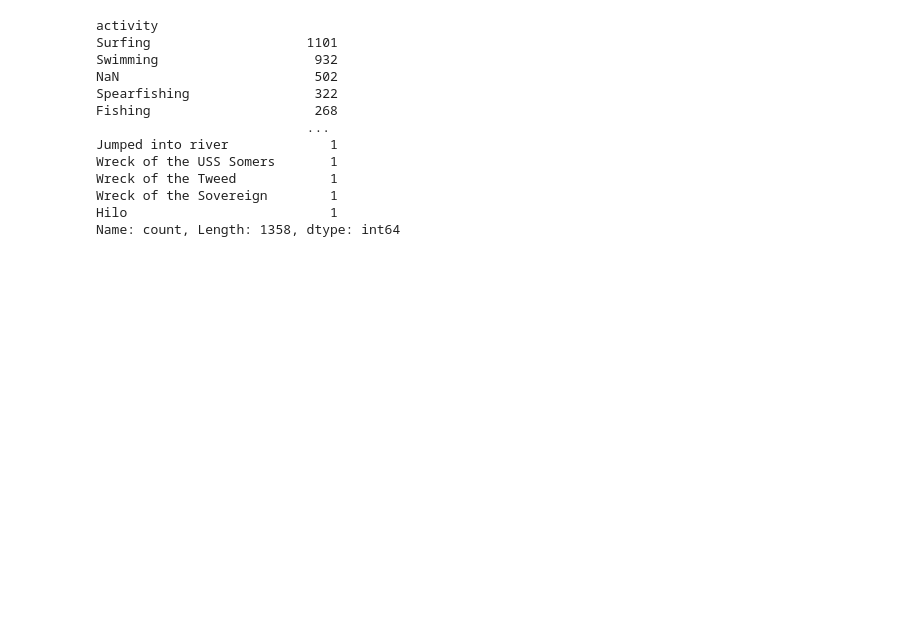
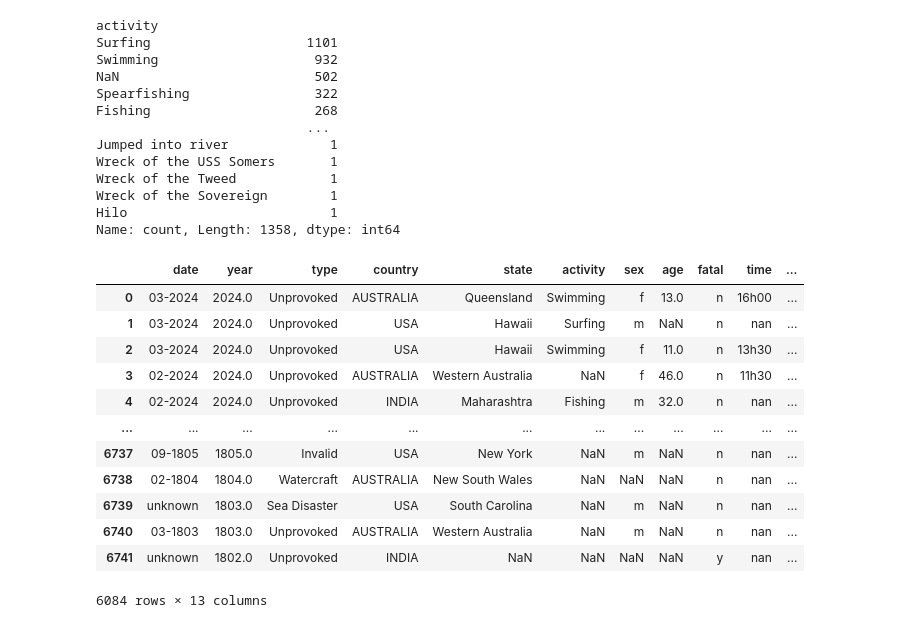
Before and after one commit to JayEm65/SharkAttackBTS_main, a Jupyter notebook: SharkAttackBTS_main.ipynb, the cells around one changed output. Drawn from its saved outputs; the diff is of its cells as text; code cells hidden in the pictures; blank space fills up the shorter version.

```diff
--- a/SharkAttackBTS_main.ipynb
+++ b/SharkAttackBTS_main.ipynb
@@ -320,5 +322,23 @@ Wreck of the Tweed            1
 Wreck of the Sovereign        1
 Hilo                          1
 Name: count, Length: 1358, dtype: int64
+# %%
+location = df_copy['country'].astype(str) + ', ' + df_copy['state'].astype(str)
+df_copy = df_copy.join(location.rename('location'))
+df_copy
+# %% [output]
+|  | date | year | type | country | state | activity | sex | age | fatal | time | ... |
+| 0 | 03-2024 | 2024.0 | Unprovoked | AUSTRALIA | Queensland | Swimming | f | 13.0 | n | 16h00 | ... |
+| 1 | 03-2024 | 2024.0 | Unprovoked | USA | Hawaii | Surfing | m | NaN | n | nan | ... |
+| 2 | 03-2024 | 2024.0 | Unprovoked | USA | Hawaii | Swimming | f | 11.0 | n | 13h30 | ... |
+| 3 | 02-2024 | 2024.0 | Unprovoked | AUSTRALIA | Western Australia | NaN | f | 46.0 | n | 11h30 | ... |
+| 4 | 02-2024 | 2024.0 | Unprovoked | INDIA | Maharashtra | Fishing | m | 32.0 | n | nan | ... |
+| ... | ... | ... | ... | ... | ... | ... | ... | ... | ... | ... | ... |
+| 6737 | 09-1805 | 1805.0 | Invalid | USA | New York | NaN | m | NaN | n | nan | ... |
+| 6738 | 02-1804 | 1804.0 | Watercraft | AUSTRALIA | New South Wales | NaN | NaN | NaN | n | nan | ... |
+| 6739 | unknown | 1803.0 | Sea Disaster | USA | South Carolina | NaN | m | NaN | n | nan | ... |
+| 6740 | 03-1803 | 1803.0 | Unprovoked | AUSTRALIA | Western Australia | NaN | m | NaN | n | nan | ... |
+| 6741 | unknown | 1802.0 | Unprovoked | INDIA | NaN | NaN | NaN | NaN | y | nan | ... |
+6084 rows × 13 columns
 # %%
 df_copy.head()
```
Also changed, not shown: parts of 7 cells of this notebook.
